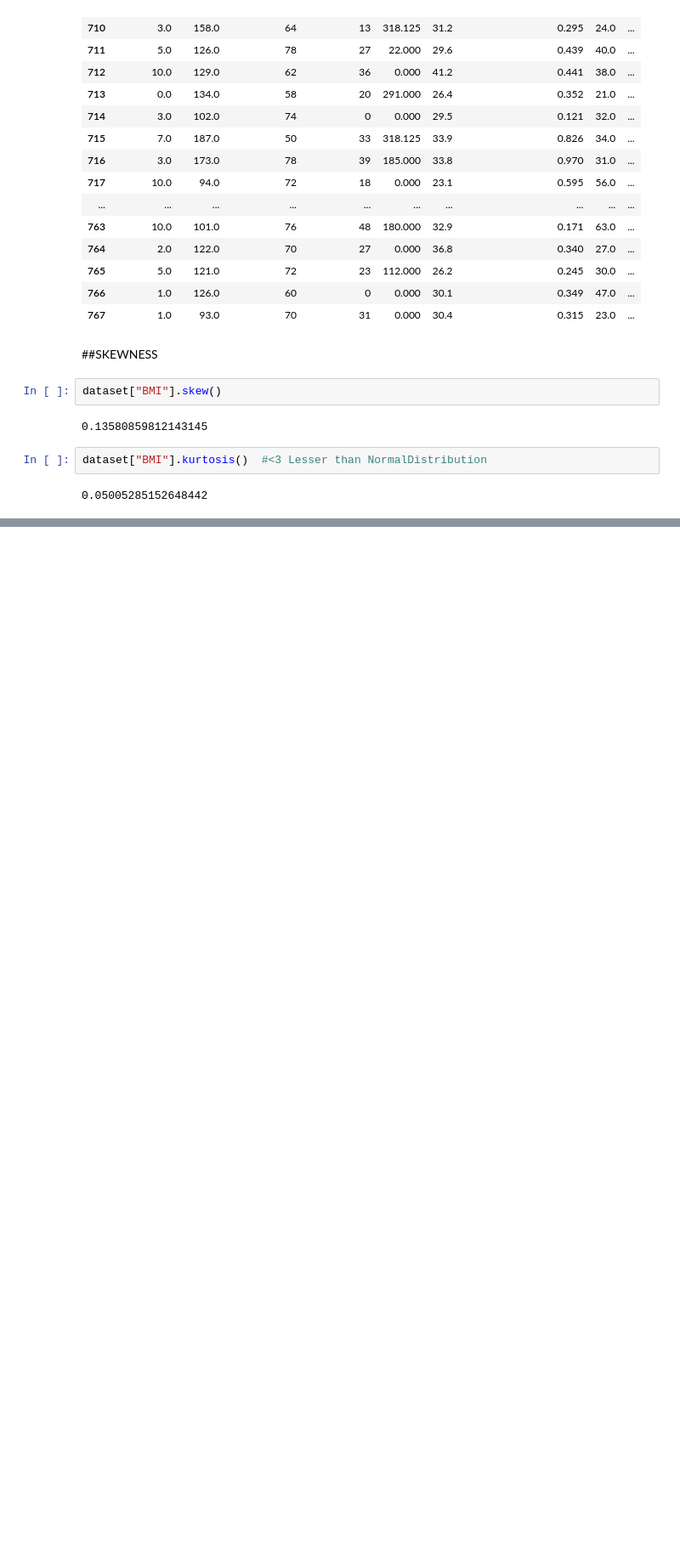
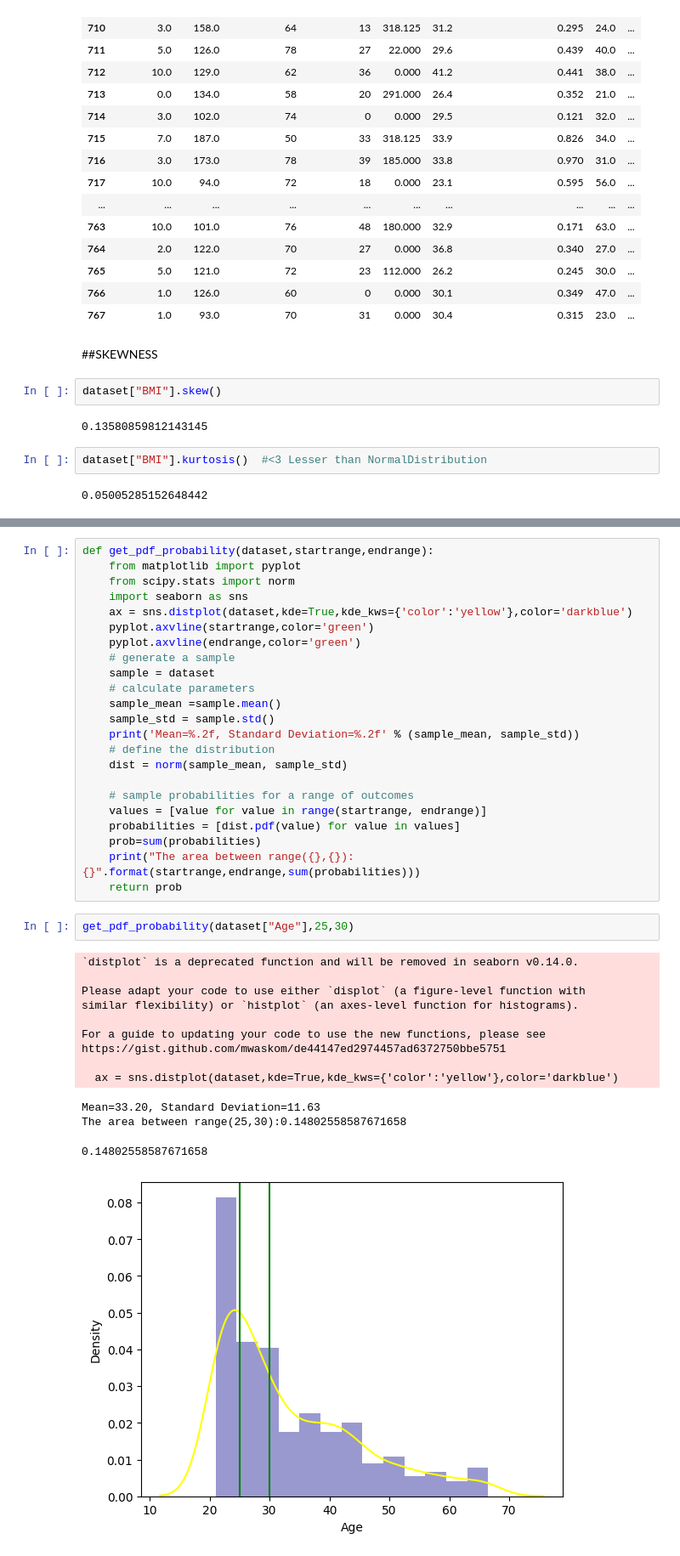
Before and after one commit to ramannamalai03/Week-9---ML-and-Data-science-Capstone-Project, a Jupyter notebook: Univariate and Bivariate.ipynb, the cells around one changed output, grey strips where cells are left out. Shown at 85% size. Saved outputs shown, nothing was run; the diff lists cells and outputs as text; blank space fills up the shorter version.

```diff
--- a/Univariate and Bivariate.ipynb
+++ b/Univariate and Bivariate.ipynb
@@ -646,0 +647,39 @@ TypeError: 'str' object is not callable
+# %%
+def get_pdf_probability(dataset,startrange,endrange):
+    from matplotlib import pyplot
+    from scipy.stats import norm
+    import seaborn as sns
+    ax = sns.distplot(dataset,kde=True,kde_kws={'color':'yellow'},color='darkblue')
+    pyplot.axvline(startrange,color='green')
+    pyplot.axvline(endrange,color='green')
+    # generate a sample
+    sample = dataset
+    # calculate parameters
+    sample_mean =sample.mean()
+    sample_std = sample.std()
+    print('Mean=%.2f, Standard Deviation=%.2f' % (sample_mean, sample_std))
+    # define the distribution
+    dist = norm(sample_mean, sample_std)
+
+    # sample probabilities for a range of outcomes
+    values = [value for value in range(startrange, endrange)]
+    probabilities = [dist.pdf(value) for value in values]
+    prob=sum(probabilities)
+    print("The area between range({},{}):{}".format(startrange,endrange,sum(probabilities)))
+    return prob
+# %%
+get_pdf_probability(dataset["Age"],25,30)
+# %% [output]
+`distplot` is a deprecated function and will be removed in seaborn v0.14.0.
+
+Please adapt your code to use either `displot` (a figure-level function with
+similar flexibility) or `histplot` (an axes-level function for histograms).
+
+For a guide to updating your code to use the new functions, please see
+https://gist.github.com/mwaskom/de44147ed2974457ad6372750bbe5751
+
+  ax = sns.distplot(dataset,kde=True,kde_kws={'color':'yellow'},color='darkblue')
+Mean=33.20, Standard Deviation=11.63
+The area between range(25,30):0.14802558587671658
+0.14802558587671658
+[figure, added]
```
Also changed, not shown: parts of 23 cells of this notebook, 1 other file.
